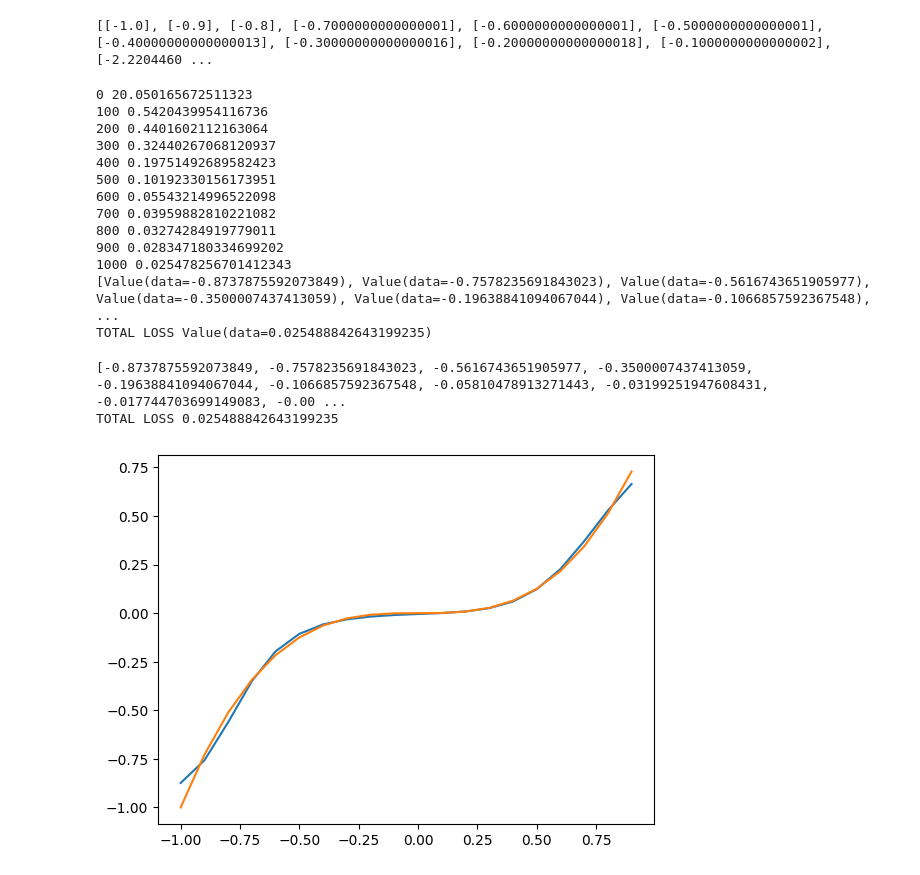
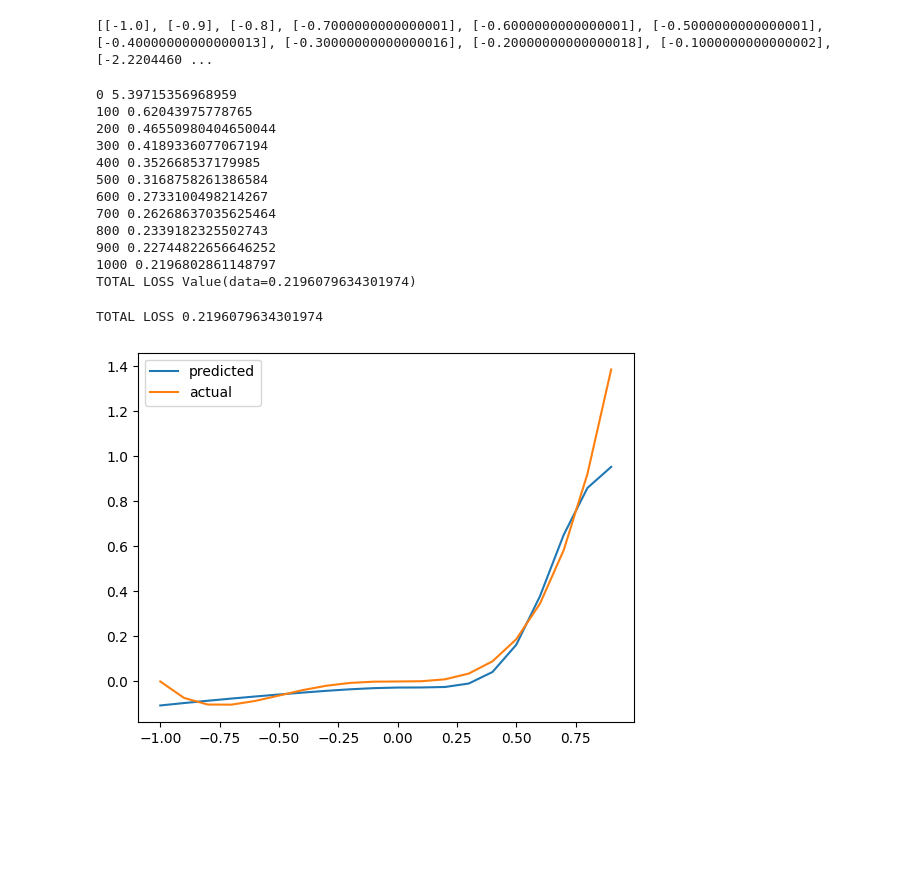
Before and after one commit to albertsun0/Notebooks, a Jupyter notebook: nn_from_scratch/mytorchdemo.ipynb, the cells around one changed output. Saved outputs shown, nothing was run; the diff lists cells and outputs as text; code cells hidden in the pictures; blank space fills up the shorter version.

```diff
--- a/nn_from_scratch/mytorchdemo.ipynb
+++ b/nn_from_scratch/mytorchdemo.ipynb
@@ -4,7 +4,7 @@ import numpy as np
 import matplotlib.pyplot as plt
 # %%
 def f(x):
-    return x**3
+    return x**4 + x**3
 # %%
 xs = np.arange(-1, 1, 0.1)
 ys = f(xs)
@@ -33,9 +33,7 @@ for k in range(steps):
     loss = calculate_loss(ypred, ys)
 
     # since grads do +=, we need to reset each time
-    # torch.zero_grad()
-    for p in n.parameters():
-        p.grad = 0.0
+    n.zero_grad()
 
     # backward pass
     loss.backward()
@@ -44,35 +42,33 @@ for k in range(steps):
     # neg is inverse
     for p in n.parameters():
         p.data += -learning_rate * p.grad
+
     if k % 100 == 0:
         print(k, loss.data)
 
 
 ypred = [n(x) for x in xs]
-print(ypred)
 print("TOTAL LOSS", calculate_loss(ypred, ys))
 # %% [output]
-0 20.050165672511323
-100 0.5420439954116736
-200 0.4401602112163064
-300 0.32440267068120937
-400 0.19751492689582423
-500 0.10192330156173951
-600 0.05543214996522098
-700 0.03959882810221082
-800 0.03274284919779011
-900 0.028347180334699202
-1000 0.025478256701412343
-[Value(data=-0.8737875592073849), Value(data=-0.7578235691843023), Value(data=-0.5616743651905977), Value(data=-0.3500007437413059), Value(data=-0.19638841094067044), Value(data=-0.1066857592367548),  ...
-TOTAL LOSS Value(data=0.025488842643199235)
+0 5.39715356968959
+100 0.62043975778765
+200 0.46550980404650044
+300 0.4189336077067194
+400 0.352668537179985
+500 0.3168758261386584
+600 0.2733100498214267
+700 0.26268637035625464
+800 0.2339182325502743
+900 0.22744822656646252
+1000 0.2196802861148797
+TOTAL LOSS Value(data=0.2196079634301974)
 # %%
 ypred = [n(x).data for x in xs]
-print(ypred)
 print("TOTAL LOSS", calculate_loss(ypred, ys))
-plt.plot(xs, ypred, label="pred")
-plt.plot(xs, ys, label="true")
+plt.plot(xs, ypred, label="predicted")
+plt.plot(xs, ys, label="actual")
+plt.legend(loc='best')
 plt.show()
 # %% [output]
-[-0.8737875592073849, -0.7578235691843023, -0.5616743651905977, -0.3500007437413059, -0.19638841094067044, -0.1066857592367548, -0.05810478913271443, -0.03199251947608431, -0.017744703699149083, -0.00 ...
-TOTAL LOSS 0.025488842643199235
+TOTAL LOSS 0.2196079634301974
-[figure, old version]
+[figure, new version]
```
Also changed, not shown: parts of 1 cell of this notebook, 7 other files.
